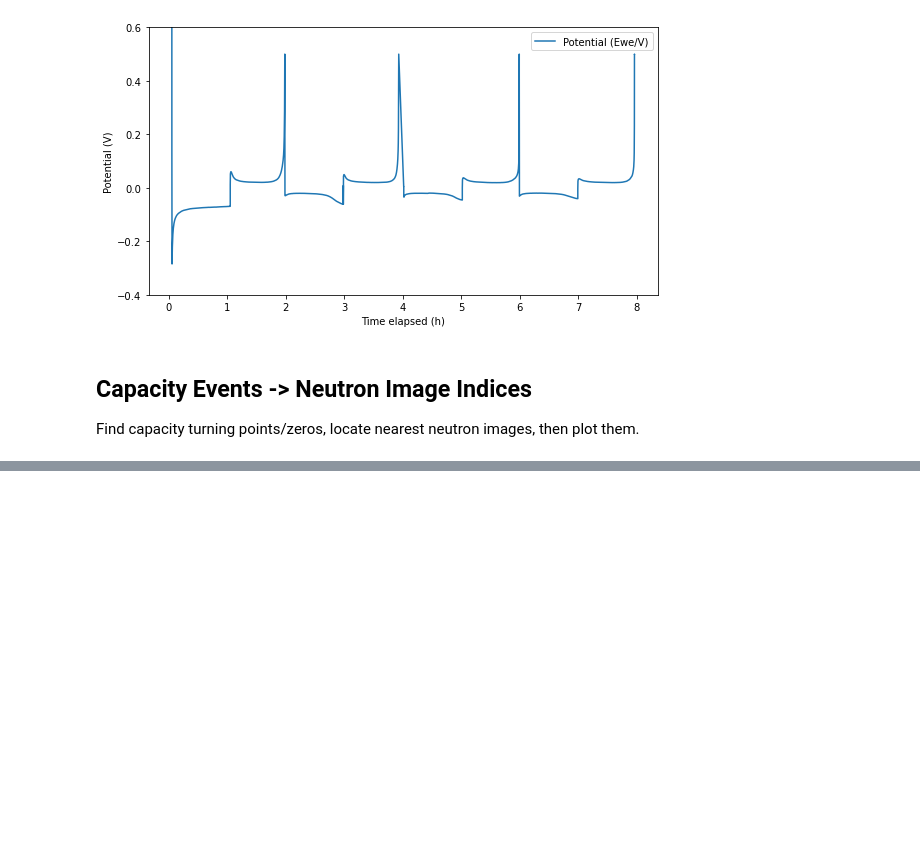
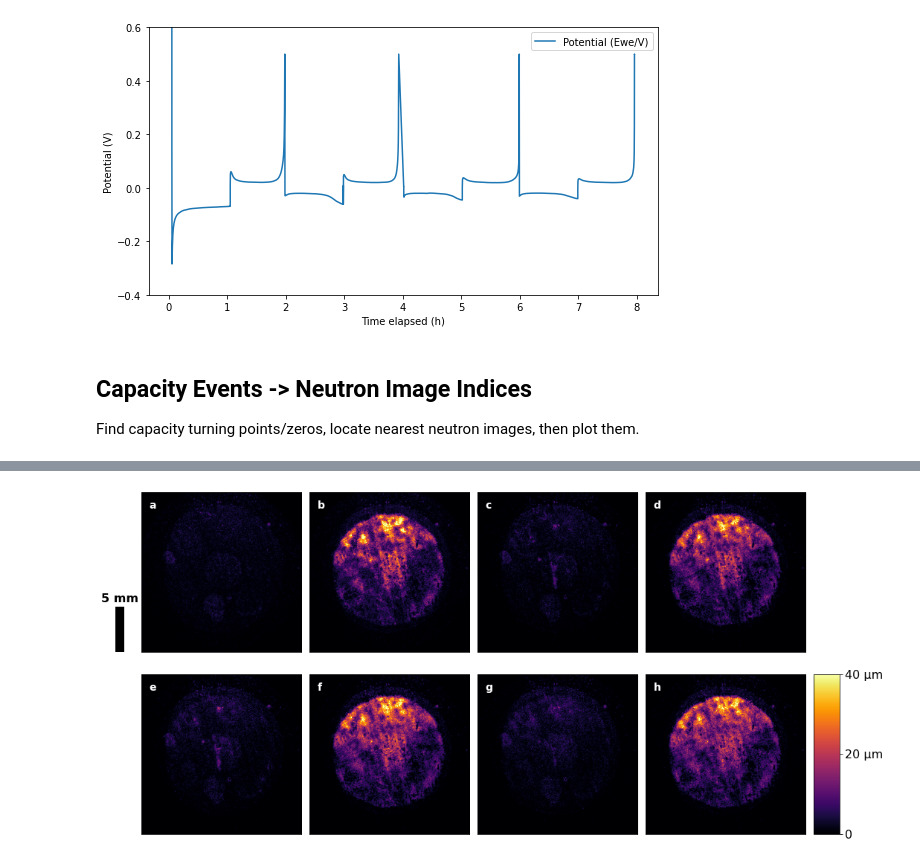
Before and after one commit to xzhang420/toolbox, a Jupyter notebook: operando/operando_pipeline.ipynb, the cells around one changed output, grey strips where cells are left out. Saved outputs shown, nothing was run; the diff lists cells and outputs as text; code cells hidden in the pictures; blank space fills up the shorter version.

```diff
--- a/operando/operando_pipeline.ipynb
+++ b/operando/operando_pipeline.ipynb
@@ -252,8 +252,34 @@ operando_plots.plot_potential_and_thickness(
  Find capacity turning points/zeros, locate nearest neutron images, then plot them.
 # %%
 # === Capacity event images ===
-# Pixel size (physical size per pixel)
-pixel_size = 1.0  # TODO: set this
+
+pixel_size=55,
+show_labels=True,
+
+# Color bar
+cmap="inferno",
+cbar_ranges=None,
+cbar_length_frac=0.8,
+cbar_mode="shared right"
+cbar_fontsize=16
+cbar_unit=["μm"]
+ # cbar_width_frac=0.01
+cbar_show_ticklines=True
+
+
+# Scale bar
+scale_fontsize=16
+scalebar_mode="outside left"
+scalebar_length=5000
+scale_label="5 mm"
+scalebar_width_frac=0.01
+
+# Figure layout
+spacing=(0.05, 0)
+figsize=(16, 4)
+ncols=4
+nrows=2
+
 
 # Restrict capacity to image time range
 if len(img_datetimes) == 0:
@@ -295,11 +321,34 @@ else:
     plots_spec.loader.exec_module(plots_mod)
 
     plots_mod.plot_images(
-        img_series,
+        img_series=img_series,
         img_indices=img_indices,
-        pixel_size=pixel_size,
-        r0=roi["r0"],
-        x0=roi["x0"],
-        y0=roi["y0"],
-        cmap=cmap,
+        pixel_size=55,
+        show_labels=True,
+
+        # Color bar
+        cmap="inferno",
+        cbar_ranges=[(0,40)],
+        cbar_length_frac=0.8,
+        cbar_mode="shared right",
+        cbar_fontsize=16,
+        cbar_unit=["μm"],
+         # cbar_width_frac=0.01,
+        cbar_show_ticklines=True,
+
+
+        # Scale bar,
+        scale_fontsize=16,
+        scalebar_mode="outside left",
+        scalebar_length=5000,
+        scale_label="5 mm",
+        scalebar_width_frac=0.01,
+
+        # Figure layout,
+        spacing=(0.05, 0),
+        figsize=(16, 9),
+        ncols=4,
+        nrows=2,
+
     )
+# %% [output]
@@ -305,0 +363 @@ else:
+[figure, added]
```
Also changed, not shown: parts of 1 cell of this notebook.
